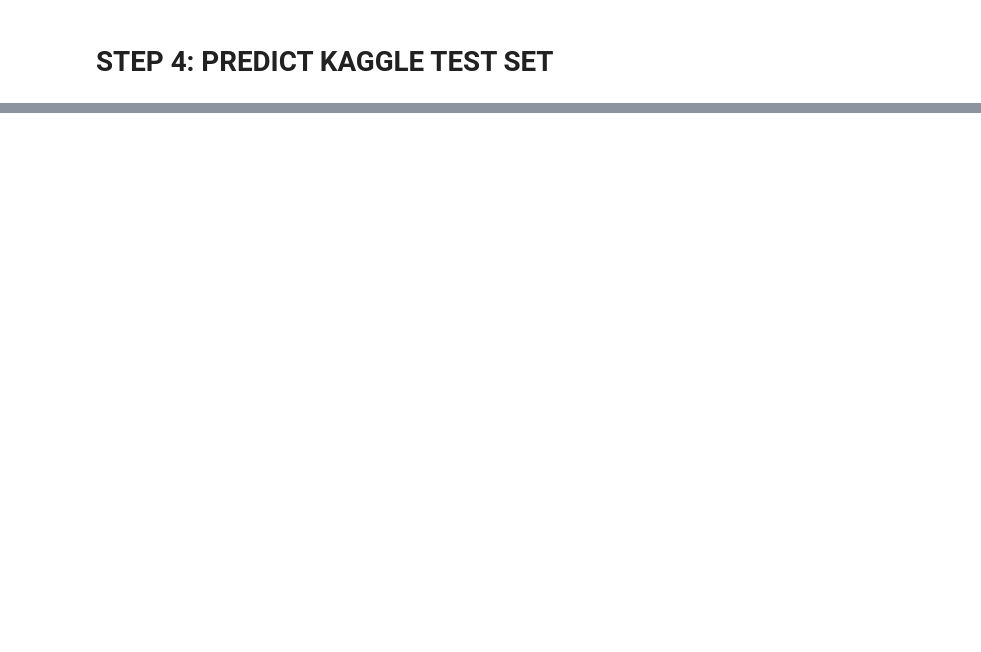
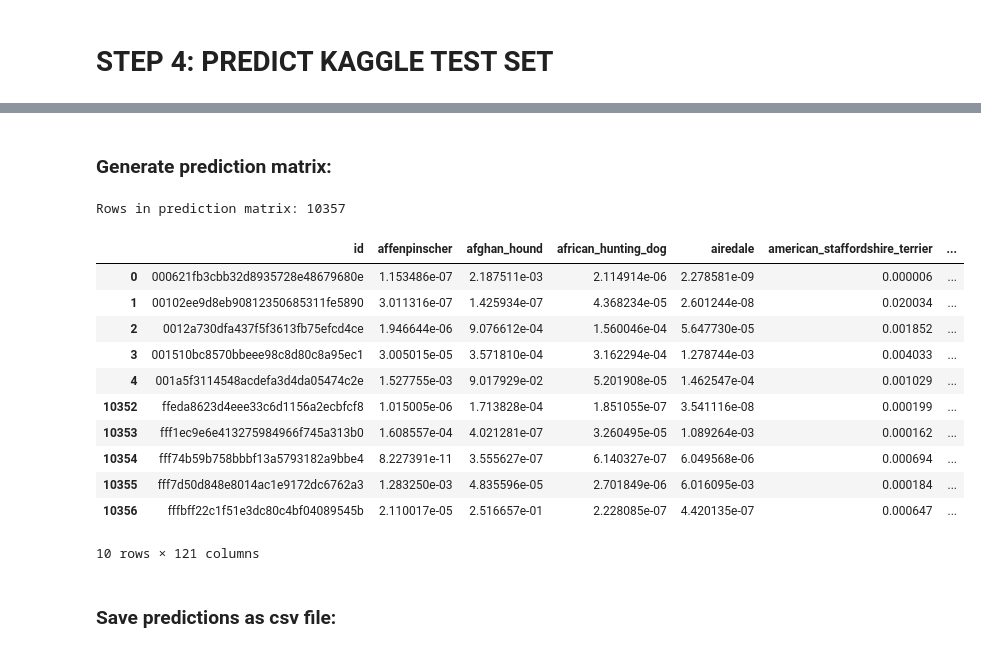
Before and after one commit to gelidely/dog-breeds, a Jupyter notebook: dog_breeds.ipynb, the cells around one changed output, grey strips where cells are left out. Saved outputs shown, nothing was run; the diff lists cells and outputs as text; code cells hidden in the pictures; blank space fills up the shorter version.

```diff
--- a/dog_breeds.ipynb
+++ b/dog_breeds.ipynb
@@ -464,2 +633,6 @@ prediction_matrix.to_csv("dog_breeds_predictions.csv", index=False)
+# %%
+# save the best model to local disk
+best_model = model_1
+best_model.save('model_dog_breeds.h5')
 # %% [markdown]
 # STEP 4: PREDICT KAGGLE TEST SET
@@ -465,0 +641,4 @@ prediction_matrix.to_csv("dog_breeds_predictions.csv", index=False)
+# %%
+# normalize image pixel data
+kaggle_set = im.ImageDataGenerator(rescale=1/255)
+kaggle_gen = kaggle_set.flow_from_directory('kaggle', batch_size=1, target_size=(w,h), class_mode=None, shuffle=False)
@@ -465,0 +647,2 @@ prediction_matrix.to_csv("dog_breeds_predictions.csv", index=False)
+# %%
+predict = best_model.predict_generator(generator=kaggle_gen, verbose=1)
@@ -465,0 +651,35 @@ prediction_matrix.to_csv("dog_breeds_predictions.csv", index=False)
+# %% [markdown]
+### Generate prediction matrix:
+# %%
+# get column names
+pred_colnames = list(breeds.values())
+pred_colnames.insert(0, 'id')
+
+# make empty pandas dataframe
+pred_matrix_kaggle = pd.DataFrame(columns=pred_colnames)
+
+for img in range(0, len(predict)):
+    pred_list = [pred for pred in predict[img]]
+    pred_list.insert(0, kaggle_gen.filenames[img].replace('test\\', '').replace('.jpg', ''))
+    pred_matrix_kaggle = pred_matrix_kaggle.append(pd.DataFrame([pred_list], columns=pred_colnames), ignore_index=True)
+
+print("Rows in prediction matrix:", len(pred_matrix_kaggle))
+
+# display head and tail of prediction matrix from test set
+pred_matrix_kaggle.iloc[np.r_[0:5, -5:0]]
+# %% [output]
+Rows in prediction matrix: 10357
+|  | id | affenpinscher | afghan_hound | african_hunting_dog | airedale | american_staffordshire_terrier | ... |
+| 0 | 000621fb3cbb32d8935728e48679680e | 1.153486e-07 | 2.187511e-03 | 2.114914e-06 | 2.278581e-09 | 0.000006 | ... |
+| 1 | 00102ee9d8eb90812350685311fe5890 | 3.011316e-07 | 1.425934e-07 | 4.368234e-05 | 2.601244e-08 | 0.020034 | ... |
+| 2 | 0012a730dfa437f5f3613fb75efcd4ce | 1.946644e-06 | 9.076612e-04 | 1.560046e-04 | 5.647730e-05 | 0.001852 | ... |
+| 3 | 001510bc8570bbeee98c8d80c8a95ec1 | 3.005015e-05 | 3.571810e-04 | 3.162294e-04 | 1.278744e-03 | 0.004033 | ... |
+| 4 | 001a5f3114548acdefa3d4da05474c2e | 1.527755e-03 | 9.017929e-02 | 5.201908e-05 | 1.462547e-04 | 0.001029 | ... |
+| 10352 | ffeda8623d4eee33c6d1156a2ecbfcf8 | 1.015005e-06 | 1.713828e-04 | 1.851055e-07 | 3.541116e-08 | 0.000199 | ... |
+| 10353 | fff1ec9e6e413275984966f745a313b0 | 1.608557e-04 | 4.021281e-07 | 3.260495e-05 | 1.089264e-03 | 0.000162 | ... |
+| 10354 | fff74b59b758bbbf13a5793182a9bbe4 | 8.227391e-11 | 3.555627e-07 | 6.140327e-07 | 6.049568e-06 | 0.000694 | ... |
+| 10355 | fff7d50d848e8014ac1e9172dc6762a3 | 1.283250e-03 | 4.835596e-05 | 2.701849e-06 | 6.016095e-03 | 0.000184 | ... |
+| 10356 | fffbff22c1f51e3dc80c4bf04089545b | 2.110017e-05 | 2.516657e-01 | 2.228085e-07 | 4.420135e-07 | 0.000647 | ... |
+10 rows × 121 columns
+# %% [markdown]
+### Save predictions as csv file:
```
Also changed, not shown: parts of 71 cells of this notebook.
